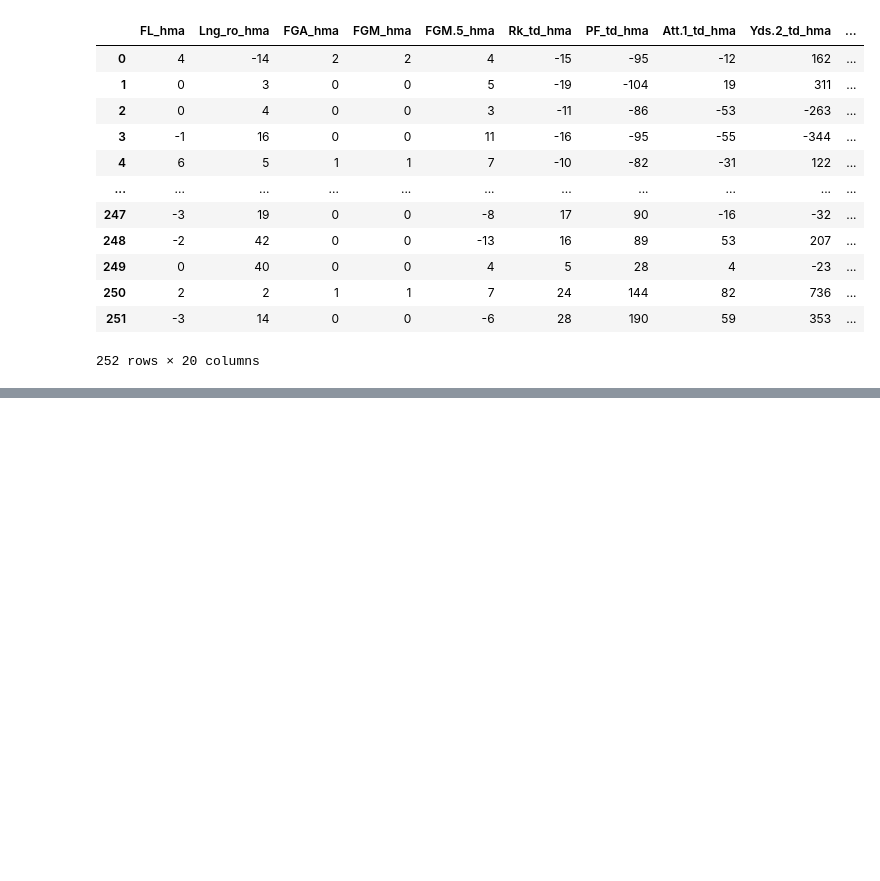
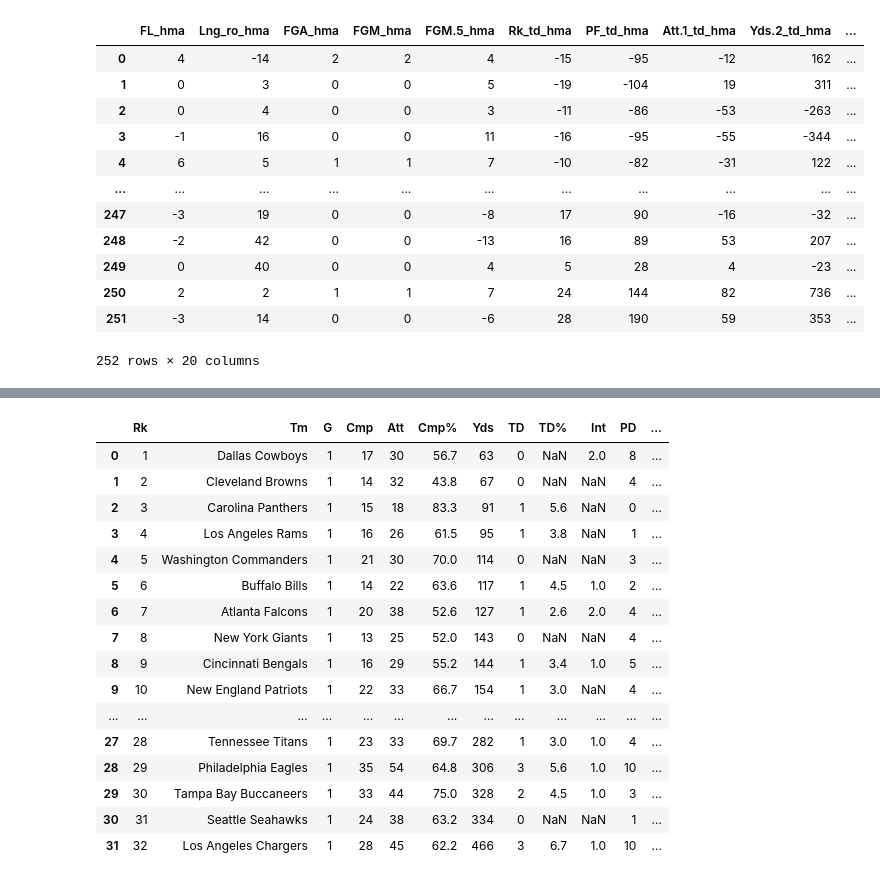
Before and after one commit to mattgilgo/nfl_betting_model, a Jupyter notebook: NFL_Betting_Models.ipynb, the cells around one changed output, grey strips where cells are left out. Cells and saved outputs as stored; diff of their text form; code cells hidden in the pictures; blank space fills up the shorter version.

```diff
--- a/NFL_Betting_Models.ipynb
+++ b/NFL_Betting_Models.ipynb
@@ -492,0 +530,39 @@ scoring_margins_important_features_df
+# %%
+import pandas as pd
+import numpy as np
+
+pass_o = pd.read_csv('2023_data/2023_passing_offense.csv')
+pass_d = pd.read_csv('2023_data/2023_passing_defense.csv')
+rush_o = pd.read_csv('2023_data/2023_rushing_offense.csv')
+rush_d = pd.read_csv('2023_data/2023_rushing_defense.csv')
+nfl_teams = pd.read_csv('nfl_teams_current.csv')
+# %%
+pass_o_ypa_median = np.median(pass_o['Y/A'])
+pass_d_ypa_median = np.median(pass_d['Y/A'])
+rush_o_ypa_median = np.median(rush_o['Y/A'])
+rush_d_ypa_median = np.median(rush_d['Y/A'])
+
+pass_o['Y/A_vs_median'] = pass_o['Y/A'] - pass_o_ypa_median
+pass_d['Y/A_vs_median'] = pass_d['Y/A'] - pass_d_ypa_median
+rush_o['Y/A_vs_median'] = rush_o['Y/A'] - rush_o_ypa_median
+rush_d['Y/A_vs_median'] = rush_d['Y/A'] - rush_d_ypa_median
+# %%
+pass_d
+# %% [output]
+|  | Rk | Tm | G | Cmp | Att | Cmp% | Yds | TD | TD% | Int | PD | ... |
+| 0 | 1 | Dallas Cowboys | 1 | 17 | 30 | 56.7 | 63 | 0 | NaN | 2.0 | 8 | ... |
+| 1 | 2 | Cleveland Browns | 1 | 14 | 32 | 43.8 | 67 | 0 | NaN | NaN | 4 | ... |
+| 2 | 3 | Carolina Panthers | 1 | 15 | 18 | 83.3 | 91 | 1 | 5.6 | NaN | 0 | ... |
+| 3 | 4 | Los Angeles Rams | 1 | 16 | 26 | 61.5 | 95 | 1 | 3.8 | NaN | 1 | ... |
+| 4 | 5 | Washington Commanders | 1 | 21 | 30 | 70.0 | 114 | 0 | NaN | NaN | 3 | ... |
+| 5 | 6 | Buffalo Bills | 1 | 14 | 22 | 63.6 | 117 | 1 | 4.5 | 1.0 | 2 | ... |
+| 6 | 7 | Atlanta Falcons | 1 | 20 | 38 | 52.6 | 127 | 1 | 2.6 | 2.0 | 4 | ... |
+| 7 | 8 | New York Giants | 1 | 13 | 25 | 52.0 | 143 | 0 | NaN | NaN | 4 | ... |
+| 8 | 9 | Cincinnati Bengals | 1 | 16 | 29 | 55.2 | 144 | 1 | 3.4 | 1.0 | 5 | ... |
+| 9 | 10 | New England Patriots | 1 | 22 | 33 | 66.7 | 154 | 1 | 3.0 | NaN | 4 | ... |
+| ... | ... | ... | ... | ... | ... | ... | ... | ... | ... | ... | ... | ... |
+| 27 | 28 | Tennessee Titans | 1 | 23 | 33 | 69.7 | 282 | 1 | 3.0 | 1.0 | 4 | ... |
+| 28 | 29 | Philadelphia Eagles | 1 | 35 | 54 | 64.8 | 306 | 3 | 5.6 | 1.0 | 10 | ... |
+| 29 | 30 | Tampa Bay Buccaneers | 1 | 33 | 44 | 75.0 | 328 | 2 | 4.5 | 1.0 | 3 | ... |
+| 30 | 31 | Seattle Seahawks | 1 | 24 | 38 | 63.2 | 334 | 0 | NaN | NaN | 1 | ... |
+| 31 | 32 | Los Angeles Chargers | 1 | 28 | 45 | 62.2 | 466 | 3 | 6.7 | 1.0 | 10 | ... |
```
Also changed, not shown: parts of 16 cells of this notebook, 1 other file.
